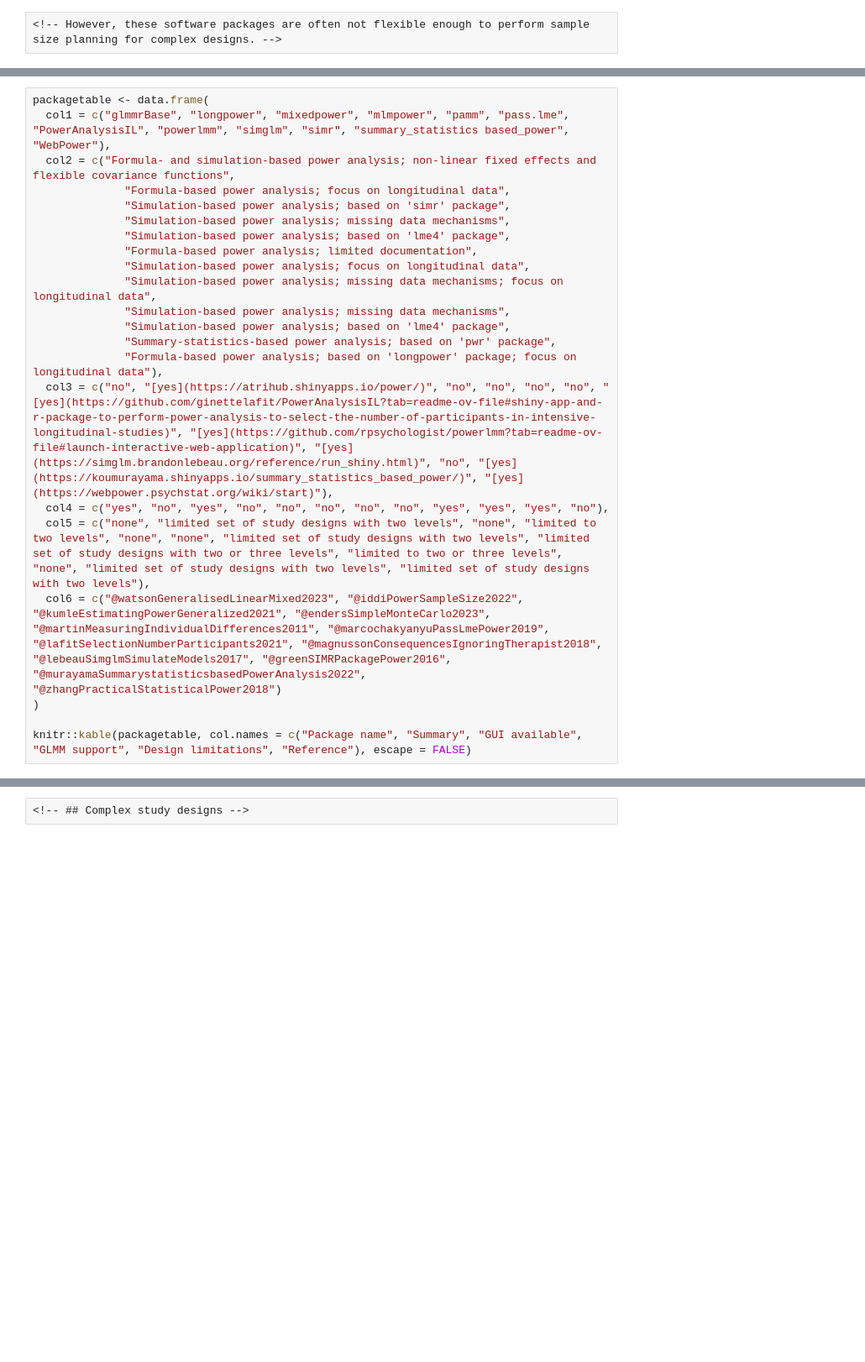
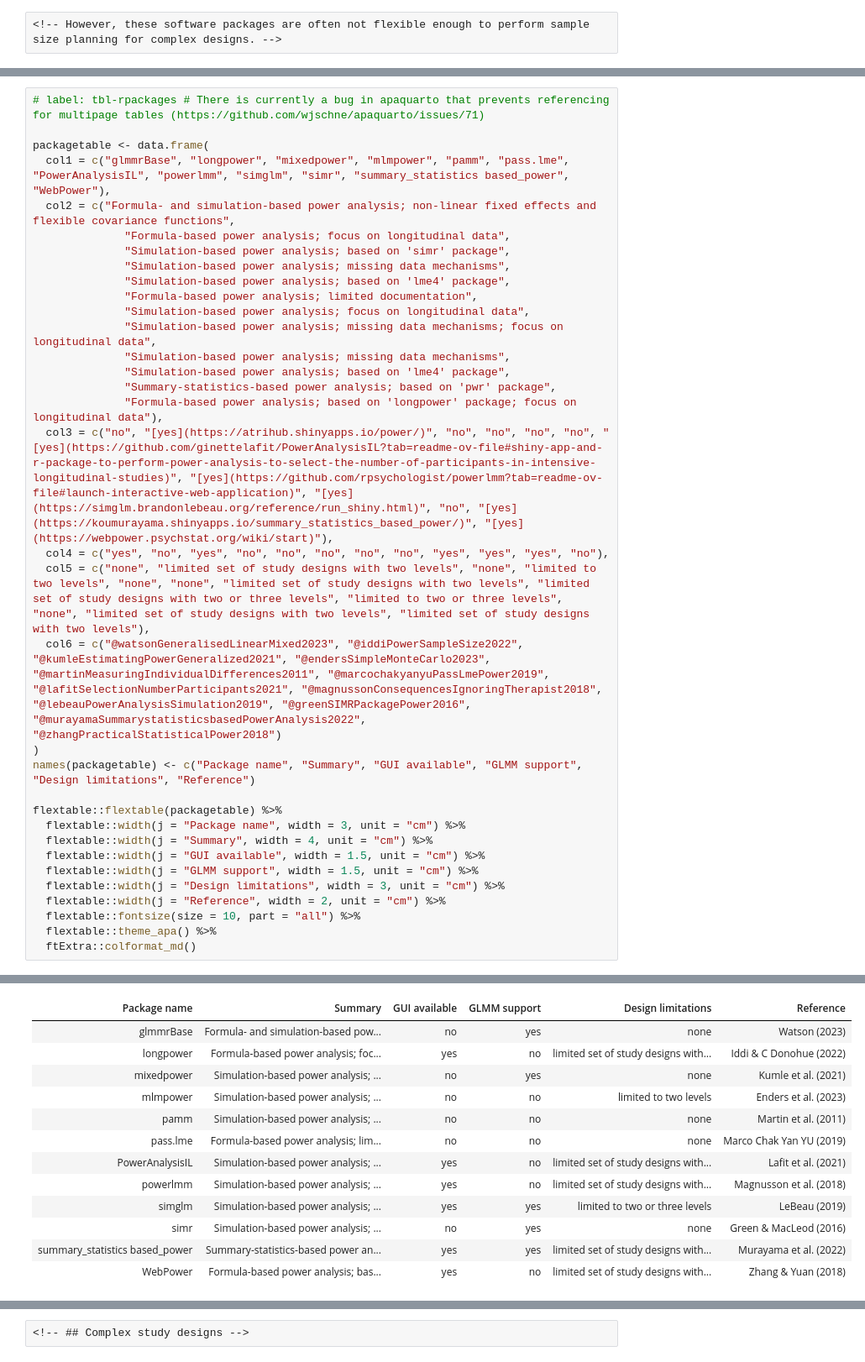
Before and after one commit to Timo-Ko/glmm_simulation_tutorial, a Jupyter notebook: manuscript.out.ipynb, the cells around one changed output, grey strips where cells are left out. Shown at 84% size. Saved outputs shown, nothing was run; the diff lists cells and outputs as text; blank space fills up the shorter version.

```diff
--- a/manuscript.out.ipynb
+++ b/manuscript.out.ipynb
@@ -66,4 +68,6 @@ To our knowledge, existing approaches for sample size planning for GLMMs have ex
 # %%
+# label: tbl-rpackages # There is currently a bug in apaquarto that prevents referencing for multipage tables (https://github.com/wjschne/apaquarto/issues/71)
+
 packagetable <- data.frame(
   col1 = c("glmmrBase", "longpower", "mixedpower", "mlmpower", "pamm", "pass.lme", "PowerAnalysisIL", "powerlmm", "simglm", "simr", "summary_statistics based_power", "WebPower"),
   col2 = c("Formula- and simulation-based power analysis; non-linear fixed effects and flexible covariance functions",
@@ -81,7 +85,18 @@ packagetable <- data.frame(
   col3 = c("no", "[yes](https://atrihub.shinyapps.io/power/)", "no", "no", "no", "no", "[yes](https://github.com/ginettelafit/PowerAnalysisIL?tab=readme-ov-file#shiny-app-and-r-package-to-perform-power-analysis-to-select-the-number-of-participants-in-intensive-longitudinal-studies)", "[yes](https://github.com/rpsychologist/powerlmm?tab=readme-ov-file#launch-interactive-web-application)", "[yes](https://simglm.brandonlebeau.org/reference/run_shiny.html)", "no", "[yes](https://koumurayama.shinyapps.io/summary_statistics_based_power/)", "[yes](https://webpower.psychstat.org/wiki/start)"),
   col4 = c("yes", "no", "yes", "no", "no", "no", "no", "no", "yes", "yes", "yes", "no"),
   col5 = c("none", "limited set of study designs with two levels", "none", "limited to two levels", "none", "none", "limited set of study designs with two levels", "limited set of study designs with two or three levels", "limited to two or three levels", "none", "limited set of study designs with two levels", "limited set of study designs with two levels"),
-  col6 = c("@watsonGeneralisedLinearMixed2023", "@iddiPowerSampleSize2022", "@kumleEstimatingPowerGeneralized2021", "@endersSimpleMonteCarlo2023", "@martinMeasuringIndividualDifferences2011", "@marcochakyanyuPassLmePower2019", "@lafitSelectionNumberParticipants2021", "@magnussonConsequencesIgnoringTherapist2018", "@lebeauSimglmSimulateModels2017", "@greenSIMRPackagePower2016", "@murayamaSummarystatisticsbasedPowerAnalysis2022", "@zhangPracticalStatisticalPower2018")
+  col6 = c("@watsonGeneralisedLinearMixed2023", "@iddiPowerSampleSize2022", "@kumleEstimatingPowerGeneralized2021", "@endersSimpleMonteCarlo2023", "@martinMeasuringIndividualDifferences2011", "@marcochakyanyuPassLmePower2019", "@lafitSelectionNumberParticipants2021", "@magnussonConsequencesIgnoringTherapist2018", "@lebeauPowerAnalysisSimulation2019", "@greenSIMRPackagePower2016", "@murayamaSummarystatisticsbasedPowerAnalysis2022", "@zhangPracticalStatisticalPower2018")
 )
+names(packagetable) <- c("Package name", "Summary", "GUI available", "GLMM support", "Design limitations", "Reference")
 
-knitr::kable(packagetable, col.names = c("Package name", "Summary", "GUI available", "GLMM support", "Design limitations", "Reference"), escape = FALSE)
+flextable::flextable(packagetable) %>%
+  flextable::width(j = "Package name", width = 3, unit = "cm") %>%
+  flextable::width(j = "Summary", width = 4, unit = "cm") %>%
+  flextable::width(j = "GUI available", width = 1.5, unit = "cm") %>%
+  flextable::width(j = "GLMM support", width = 1.5, unit = "cm") %>%
+  flextable::width(j = "Design limitations", width = 3, unit = "cm") %>%
+  flextable::width(j = "Reference", width = 2, unit = "cm") %>%
+  flextable::fontsize(size = 10, part = "all") %>%
+  flextable::theme_apa() %>%
+  ftExtra::colformat_md()
+# %% [output]
@@ -88 +106,14 @@ knitr::kable(packagetable, col.names = c("Package name", "Summary", "GUI availab
+| Package name | Summary | GUI available | GLMM support | Design limitations | Reference |
+| glmmrBase | Formula- and simulation-based pow... | no | yes | none | Watson (2023) |
+| longpower | Formula-based power analysis; foc... | yes | no | limited set of study designs with... | Iddi & C Donohue (2022) |
+| mixedpower | Simulation-based power analysis; ... | no | yes | none | Kumle et al. (2021) |
+| mlmpower | Simulation-based power analysis; ... | no | no | limited to two levels | Enders et al. (2023) |
+| pamm | Simulation-based power analysis; ... | no | no | none | Martin et al. (2011) |
+| pass.lme | Formula-based power analysis; lim... | no | no | none | Marco Chak Yan YU (2019) |
+| PowerAnalysisIL | Simulation-based power analysis; ... | yes | no | limited set of study designs with... | Lafit et al. (2021) |
+| powerlmm | Simulation-based power analysis; ... | yes | no | limited set of study designs with... | Magnusson et al. (2018) |
+| simglm | Simulation-based power analysis; ... | yes | yes | limited to two or three levels | LeBeau (2019) |
+| simr | Simulation-based power analysis; ... | no | yes | none | Green & MacLeod (2016) |
+| summary_statistics based_power | Summary-statistics-based power an... | yes | yes | limited set of study designs with... | Murayama et al. (2022) |
+| WebPower | Formula-based power analysis; bas... | yes | no | limited set of study designs with... | Zhang & Yuan (2018) |
 # %% [markdown]
```
Also changed, not shown: parts of 25 cells of this notebook, 38 other files.
